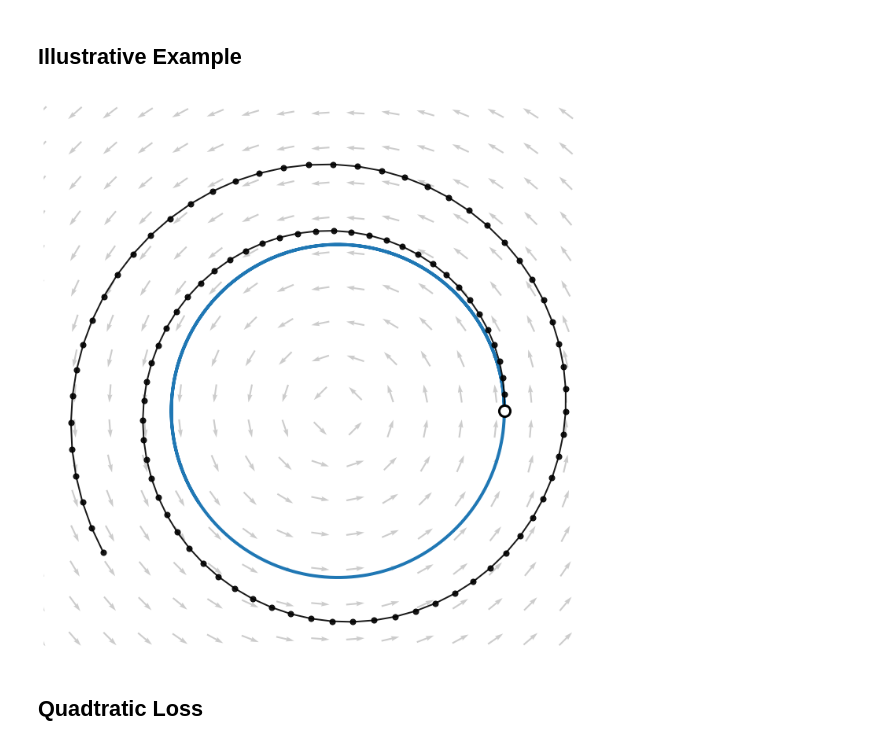
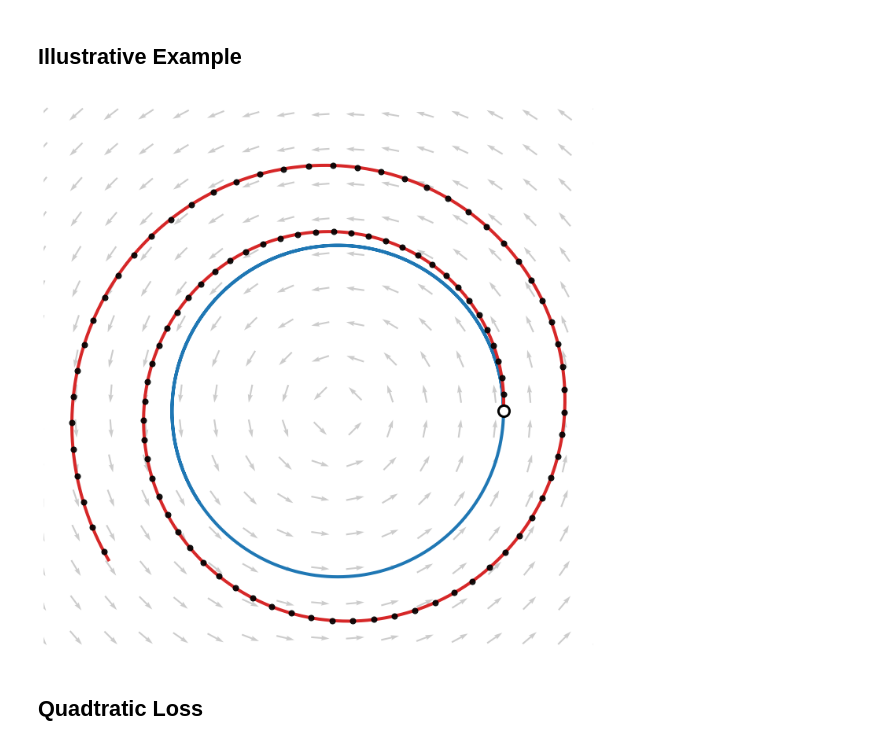
Before and after one commit to danielkunin/neural-mechanics, a Jupyter notebook: notebooks/theory.ipynb, the cells around one changed output. Saved outputs shown, nothing was run; the diff lists cells and outputs as text; code cells hidden in the pictures.

```diff
--- a/notebooks/theory.ipynb
+++ b/notebooks/theory.ipynb
@@ -421,37 +421,37 @@ def modified_eq(w1, w2, time, eta):
         w2.append(np.exp(eta/2 * t) * np.sin(t))
     return w1, w2
 
 eta=0.1
 num_steps = 100
 T = num_steps * eta
 w10 = 1
 w20 = 0
 time = np.linspace(0, T, 100000)
 gf_1, gf_2 = gradient_flow(w10, w20, time)
 gd_1, gd_2 = gradient_descent(w10, w20, num_steps, eta)
-# me_1, me_2 = modified_eq(w10, w20, time, eta)
+me_1, me_2 = modified_eq(w10, w20, time, eta)
 
 
 plt.figure(figsize=(10,10))
 plt.plot(gf_1, gf_2, color=plt.cm.tab10(0), label='Gradient Flow', lw=4)
-# plt.plot(me_1, me_2, color=plt.cm.tab10(3), label='Modified Equation', lw=4)
+plt.plot(me_1, me_2, color=plt.cm.tab10(3), label='Modified Equation', lw=4)
 plt.scatter(gd_1, gd_2, color='k', alpha=0.9, label='Gradient Descent', zorder=100, s=50)
-plt.plot(gd_1, gd_2, color='k', alpha=0.9, label='Gradient Descent', lw=2)
+# plt.plot(gd_1, gd_2, color='k', alpha=0.9, label='Gradient Descent', lw=2)
 plt.scatter(w10, w20, color='w', zorder=120, s=200, edgecolors='k', linewidth=3)
 plt.axis('square')
 plt.axis('off')
 plt.yticks([])
 plt.xticks([])
 
 w1, w2 = np.meshgrid(np.linspace(-2, 2, 20), np.linspace(-2, 2, 20))
 dw1 = -w2 / np.sqrt(w2**2 + w1**2)
 dw2 = w1 / np.sqrt(w2**2 + w1**2)
 plt.quiver(w1, w2, dw1, dw2, color='k', alpha=0.2, pivot='mid', scale=30)
 
 plt.tight_layout()
 plt.savefig('modified-equation.pdf', format='pdf', bbox_inches='tight')
 # %% [output]
-[figure, old version]
+[figure, new version]
 # %% [markdown]
 ## Quadtratic Loss
 # %%
```
Also changed, not shown: parts of 3 cells of this notebook.
